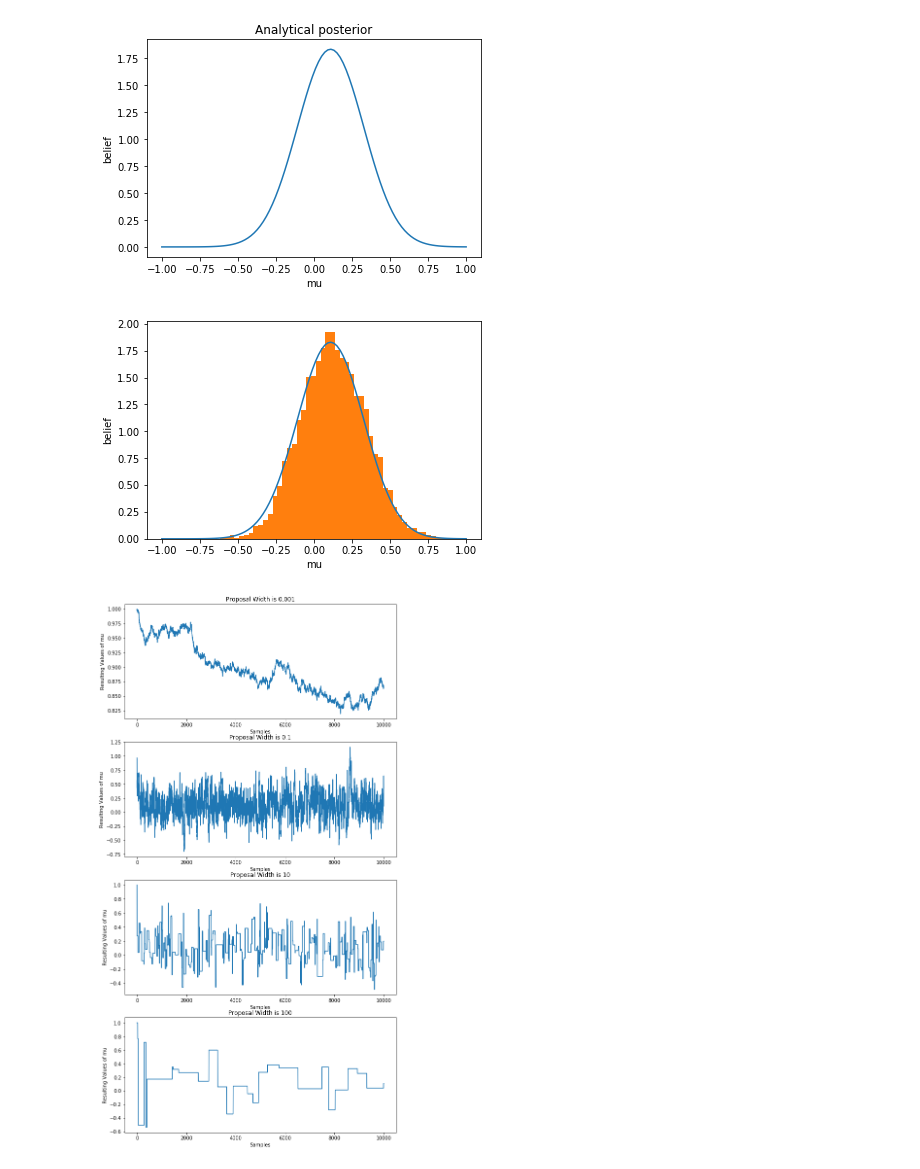
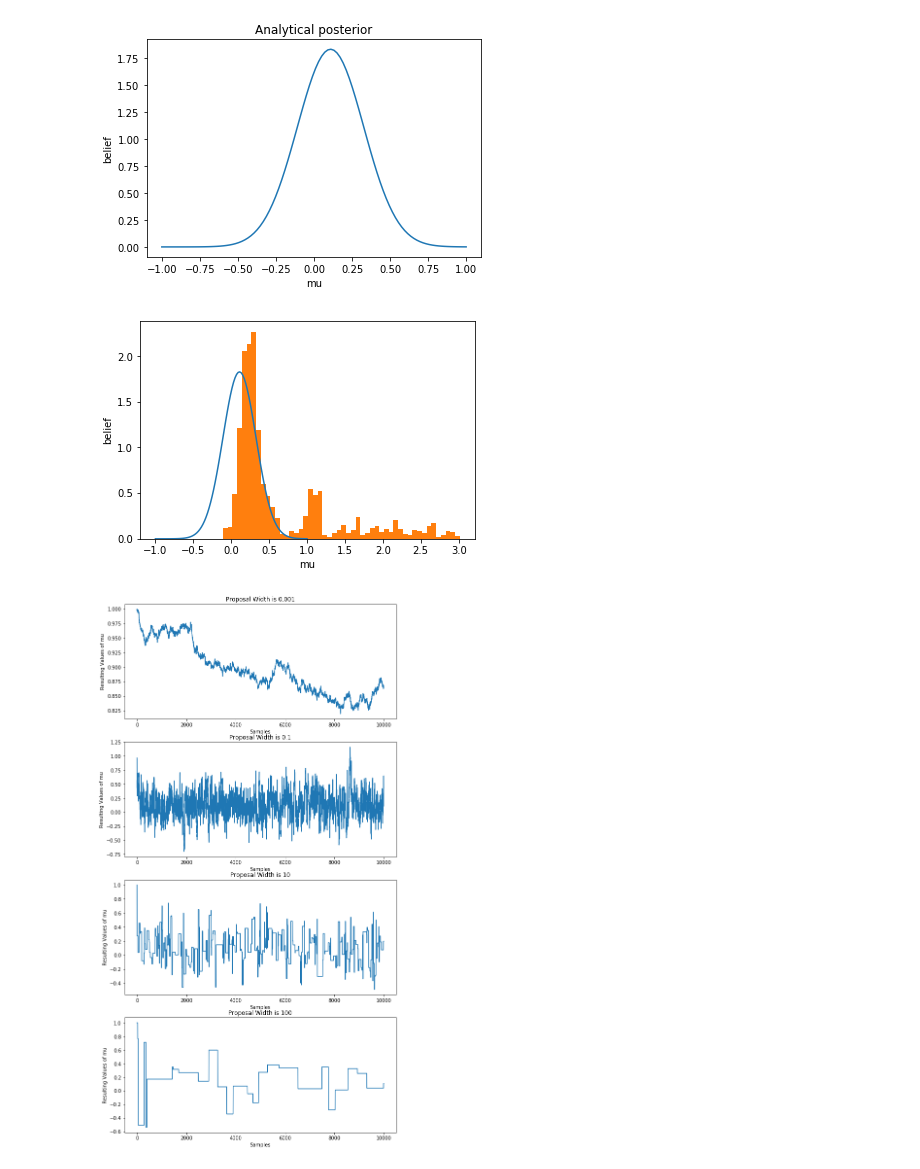
Before and after one commit to PolitovaEI/homework5, a Jupyter notebook: Untitled5.ipynb, the cells around one changed output. Drawn from its saved outputs; the diff is of its cells as text; code cells hidden in the pictures.

```diff
--- a/Untitled5.ipynb
+++ b/Untitled5.ipynb
@@ -238,40 +235,40 @@ plt.show()
 # %% [output]
 [figure]
 # %%
-def mcmc(data, k = 10000, mu_start = 1, proposal_width = .1):
+def mcmc(data, k = 10000, mu_start = 3, proposal_width = .01):
 
     mu_current = mu_start
     m = np.empty(k)
     for i in range(k):
         mu_proposal = norm(mu_current, proposal_width).rvs()
 
         likelihood_current = norm(mu_current, 1).pdf(data).prod()
         likelihood_proposal = norm(mu_proposal, 1).pdf(data).prod()
 
         # Compute prior probability of current and proposed mu
         prior_current = norm(mu_prior_mu, mu_prior_sd).pdf(mu_current)
         prior_proposal = norm(mu_prior_mu, mu_prior_sd).pdf(mu_proposal)
 
         p_current = likelihood_current * prior_current
         p_proposal = likelihood_proposal * prior_proposal
 
         p_accept = min(1, p_proposal / p_current)
 
         accept = np.random.rand() < p_accept
 
         if accept:
             mu_current = mu_proposal
         m[i] = mu_current
 
     return m
 
 sample = mcmc(data)
 plt.plot(x, posterior_analytical)
 plt.hist(sample, density = True, bins = 50)
 plt.xlabel('mu'), plt.ylabel('belief')
 plt.show()
 # %% [output]
-[figure, old version]
+[figure, new version]
 # %%
 sample1 = mcmc(data, proposal_width = .001)
 sample2 = mcmc(data, proposal_width = .1)
```
Also changed, not shown: parts of 8 cells of this notebook.
